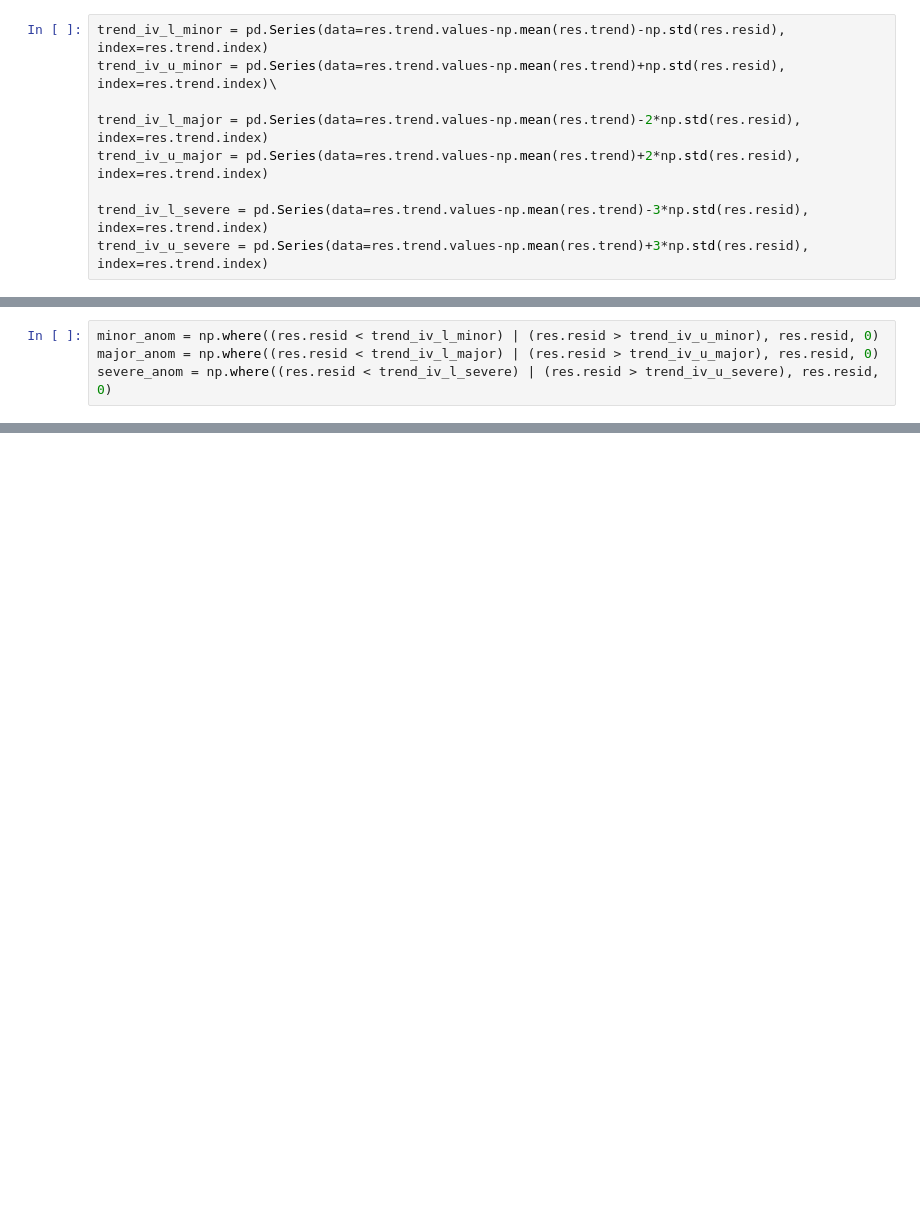
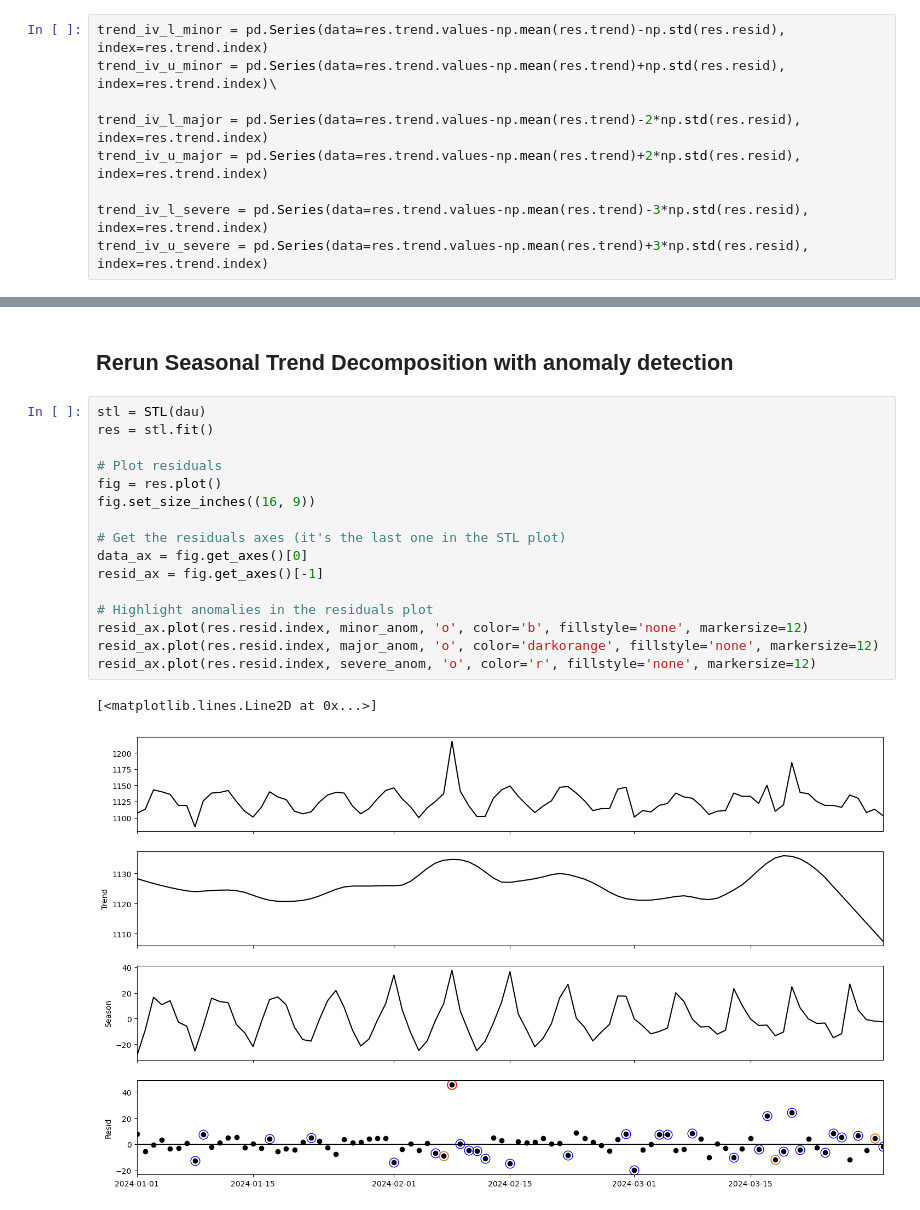
Before and after one commit to leeharry709/anomaly-detection-with-seasonal-trend-decomposition, a Jupyter notebook: usage.ipynb, the cells around one changed output, grey strips where cells are left out. Saved outputs shown, nothing was run; the diff lists cells and outputs as text; blank space fills up the shorter version.

```diff
--- a/usage.ipynb
+++ b/usage.ipynb
@@ -93,4 +130,0 @@ ax3.fill_between(res.resid.index, trend_iv_l_severe, trend_iv_u_severe, color='g
-# %%
-minor_anom = np.where((res.resid < trend_iv_l_minor) | (res.resid > trend_iv_u_minor), res.resid, 0)
-major_anom = np.where((res.resid < trend_iv_l_major) | (res.resid > trend_iv_u_major), res.resid, 0)
-severe_anom = np.where((res.resid < trend_iv_l_severe) | (res.resid > trend_iv_u_severe), res.resid, 0)
@@ -102,0 +135,21 @@ ax3.plot(res.resid, marker='.', linestyle='none', label='Anomalies')
+# %% [markdown]
+## Rerun Seasonal Trend Decomposition with anomaly detection
+# %%
+stl = STL(dau)
+res = stl.fit()
+
+# Plot residuals
+fig = res.plot()
+fig.set_size_inches((16, 9))
+
+# Get the residuals axes (it's the last one in the STL plot)
+data_ax = fig.get_axes()[0]
+resid_ax = fig.get_axes()[-1]
+
+# Highlight anomalies in the residuals plot
+resid_ax.plot(res.resid.index, minor_anom, 'o', color='b', fillstyle='none', markersize=12)
+resid_ax.plot(res.resid.index, major_anom, 'o', color='darkorange', fillstyle='none', markersize=12)
+resid_ax.plot(res.resid.index, severe_anom, 'o', color='r', fillstyle='none', markersize=12)
+# %% [output]
+[<matplotlib.lines.Line2D at 0x...>]
+[figure, added]
```
Also changed, not shown: parts of 21 cells of this notebook.
